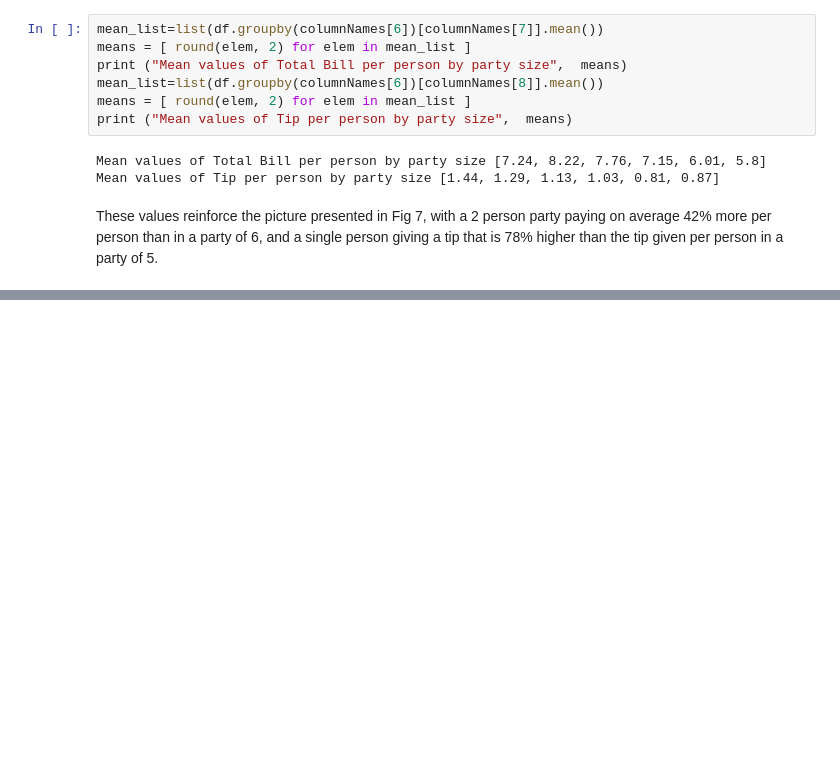
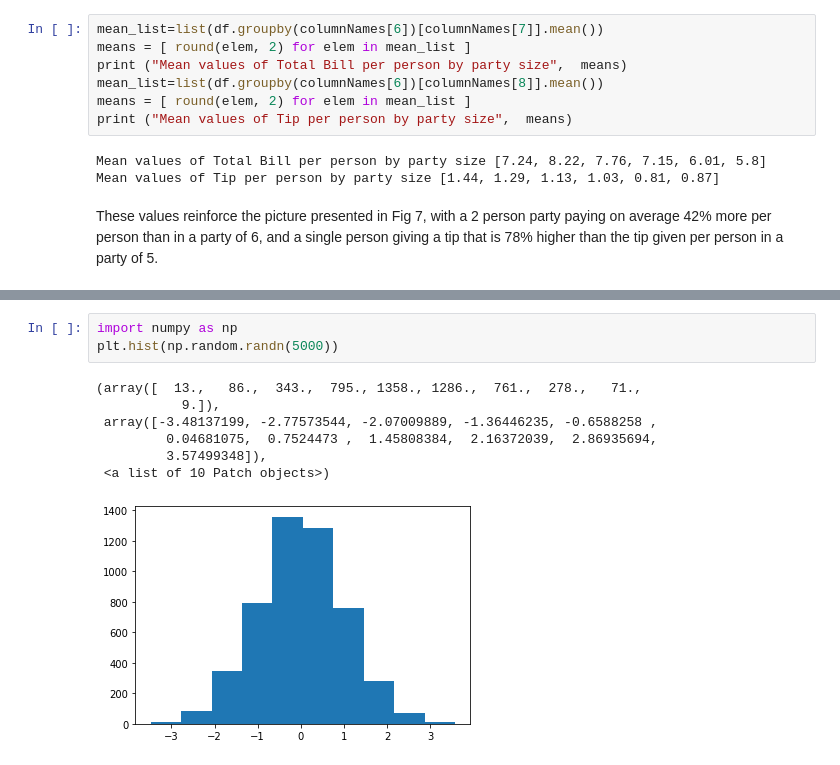
Before and after one commit to NigelSlack/Fundamentals-of-Data-Analysis, a Jupyter notebook: jupyter_notebook.ipynb, the cells around one changed output, grey strips where cells are left out. Saved outputs shown, nothing was run; the diff lists cells and outputs as text; blank space fills up the shorter version.

```diff
--- a/jupyter_notebook.ipynb
+++ b/jupyter_notebook.ipynb
@@ -176,0 +199,11 @@ These values reinforce the picture presented in Fig 7, with a 2 person party pay
+# %%
+import numpy as np
+plt.hist(np.random.randn(5000))
+# %% [output]
+(array([  13.,   86.,  343.,  795., 1358., 1286.,  761.,  278.,   71.,
+           9.]),
+ array([-3.48137199, -2.77573544, -2.07009889, -1.36446235, -0.6588258 ,
+         0.04681075,  0.7524473 ,  1.45808384,  2.16372039,  2.86935694,
+         3.57499348]),
+ <a list of 10 Patch objects>)
+[figure, added]
```
Also changed, not shown: parts of 8 cells of this notebook.
